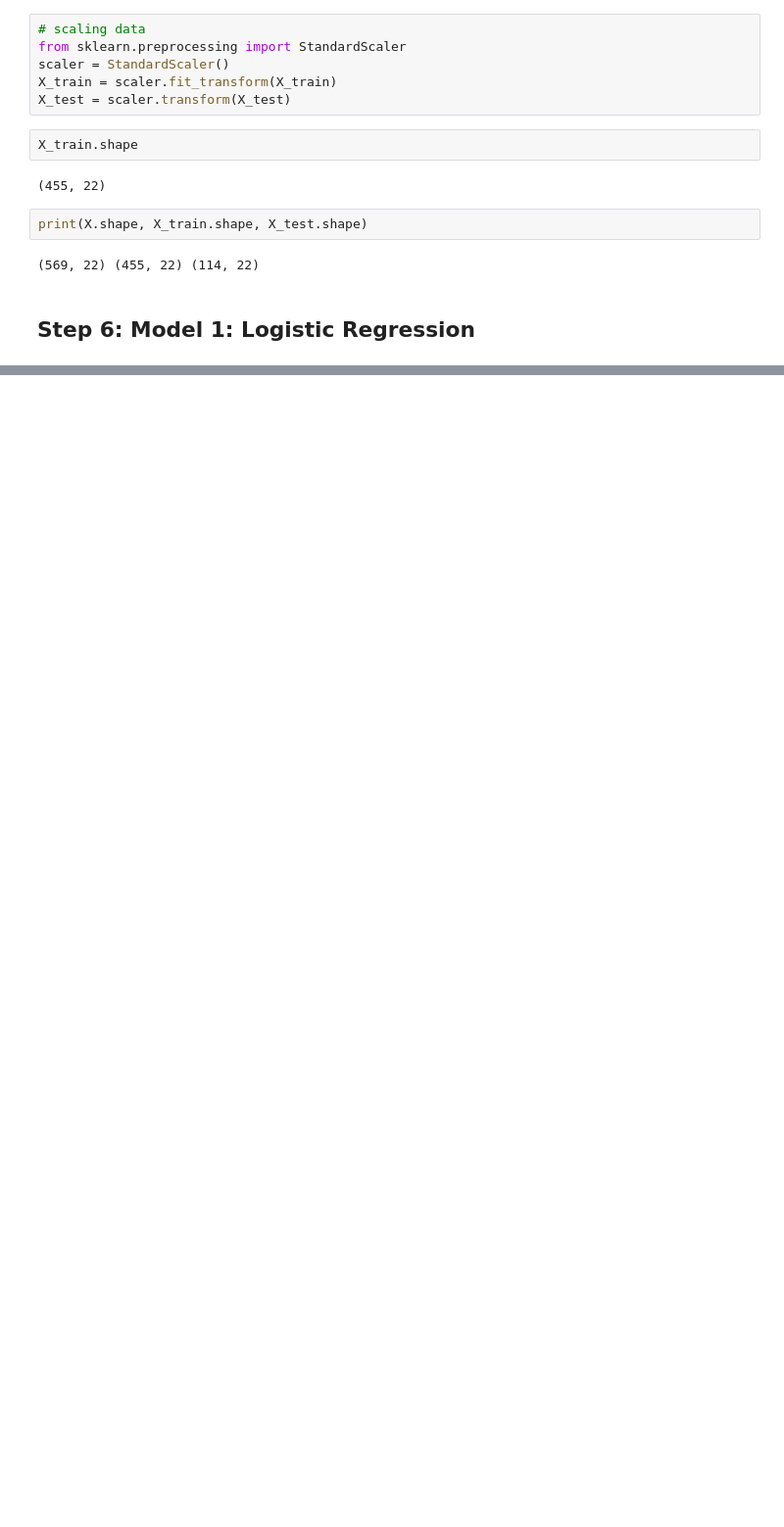
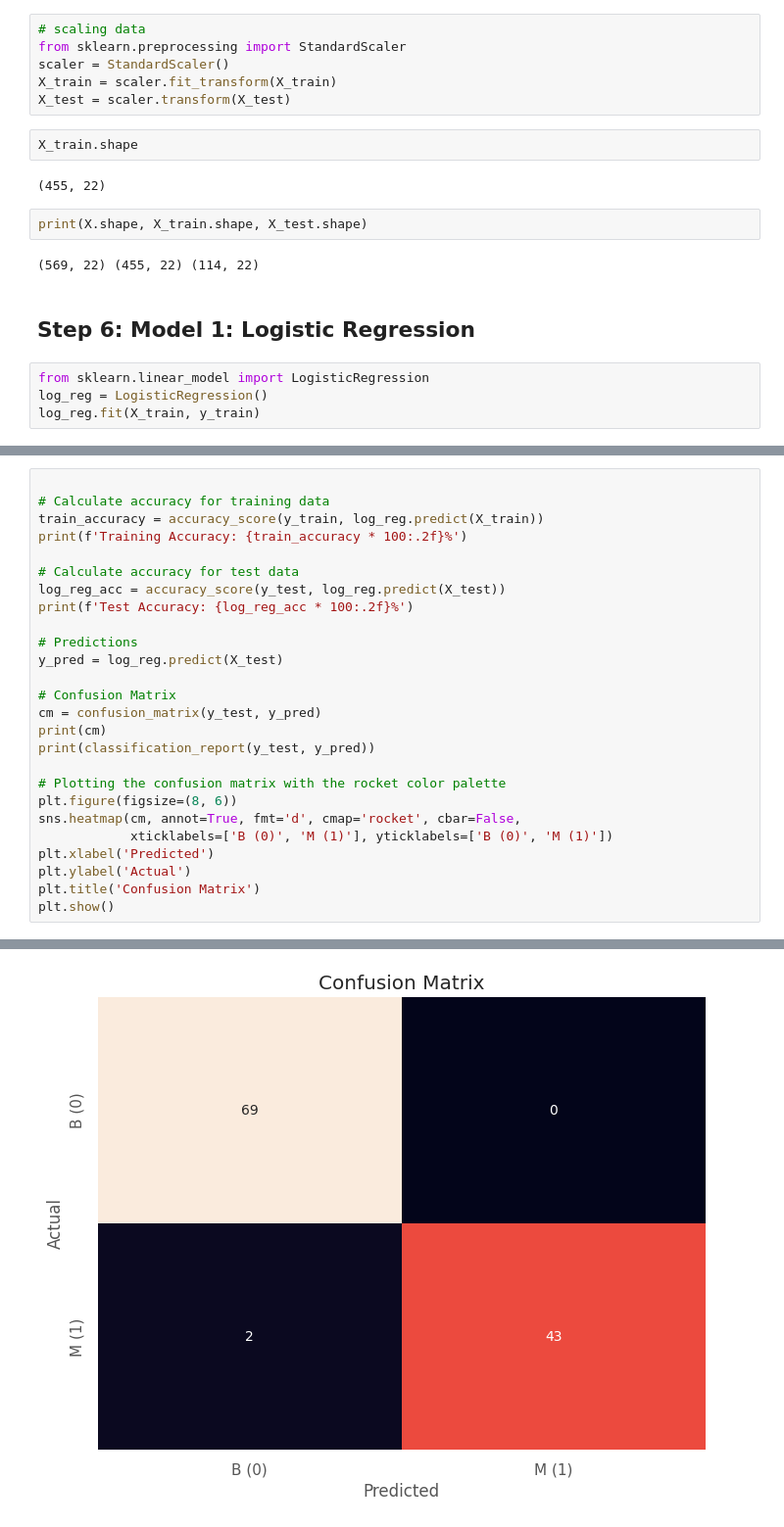
Before and after one commit to SurekhaBerlin/Breast-Cancer-Project, a Jupyter notebook: Breast_Cancer_Project(EDA_+ML_+_DL_).ipynb, the cells around one changed output, grey strips where cells are left out. Shown at 98% size. Drawn from its saved outputs; the diff is of its cells as text; blank space fills up the shorter version.

```diff
--- a/Breast_Cancer_Project(EDA_+ML_+_DL_).ipynb
+++ b/Breast_Cancer_Project(EDA_+ML_+_DL_).ipynb
@@ -380,3 +380,7 @@ print(X.shape, X_train.shape, X_test.shape)
 (569, 22) (455, 22) (114, 22)
 # %% [markdown]
 ## Step 6: Model 1: Logistic Regression
+# %%
+from sklearn.linear_model import LogisticRegression
+log_reg = LogisticRegression()
+log_reg.fit(X_train, y_train)
@@ -382,0 +400,27 @@ print(X.shape, X_train.shape, X_test.shape)
+# %%
+
+# Calculate accuracy for training data
+train_accuracy = accuracy_score(y_train, log_reg.predict(X_train))
+print(f'Training Accuracy: {train_accuracy * 100:.2f}%')
+
+# Calculate accuracy for test data
+log_reg_acc = accuracy_score(y_test, log_reg.predict(X_test))
+print(f'Test Accuracy: {log_reg_acc * 100:.2f}%')
+
+# Predictions
+y_pred = log_reg.predict(X_test)
+
+# Confusion Matrix
+cm = confusion_matrix(y_test, y_pred)
+print(cm)
+print(classification_report(y_test, y_pred))
+
+# Plotting the confusion matrix with the rocket color palette
+plt.figure(figsize=(8, 6))
+sns.heatmap(cm, annot=True, fmt='d', cmap='rocket', cbar=False,
+            xticklabels=['B (0)', 'M (1)'], yticklabels=['B (0)', 'M (1)'])
+plt.xlabel('Predicted')
+plt.ylabel('Actual')
+plt.title('Confusion Matrix')
+plt.show()
+# %% [output]
@@ -382,0 +439 @@ print(X.shape, X_train.shape, X_test.shape)
+[figure, added]
```
Also changed, not shown: parts of 10 cells of this notebook.
